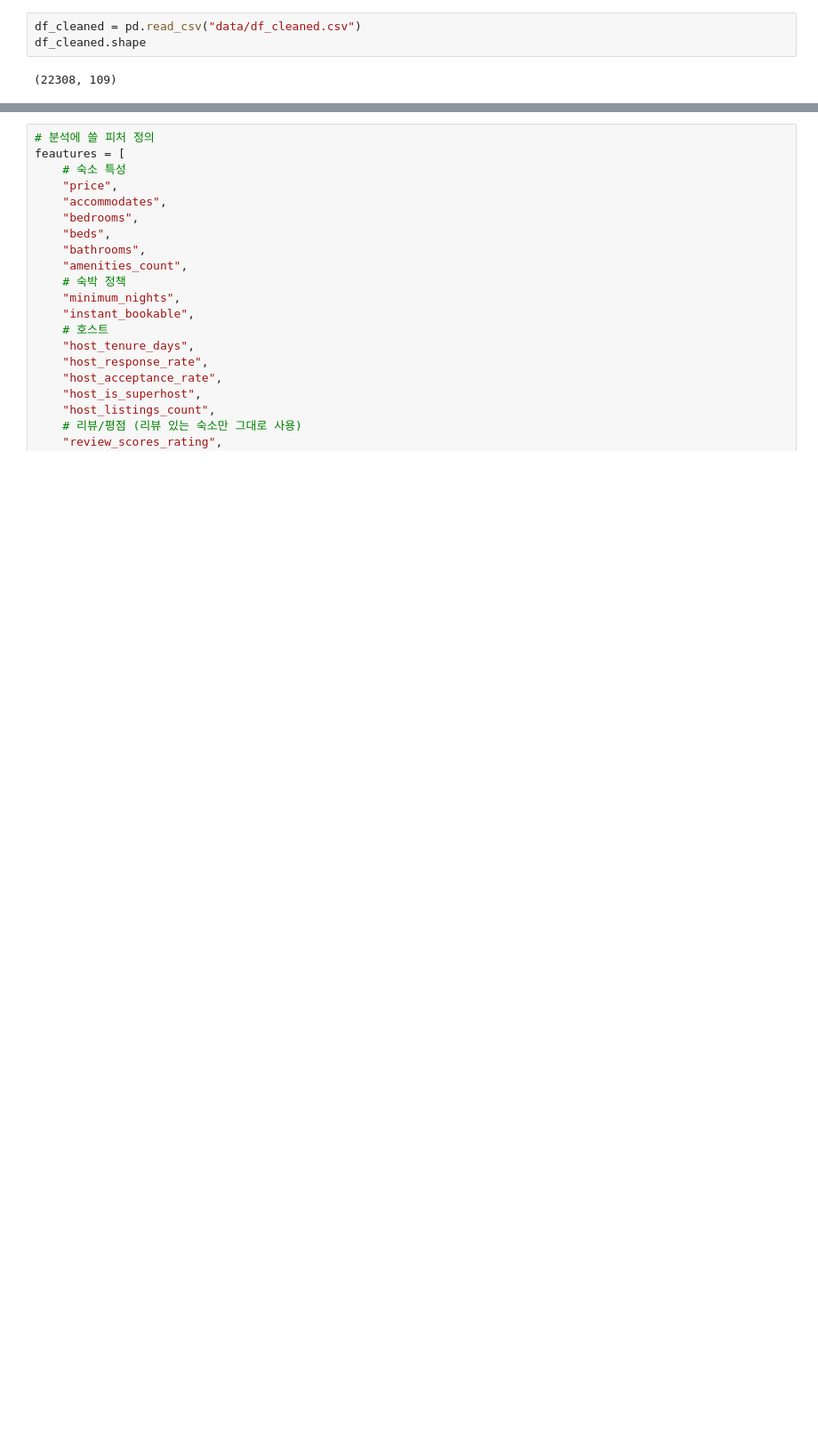
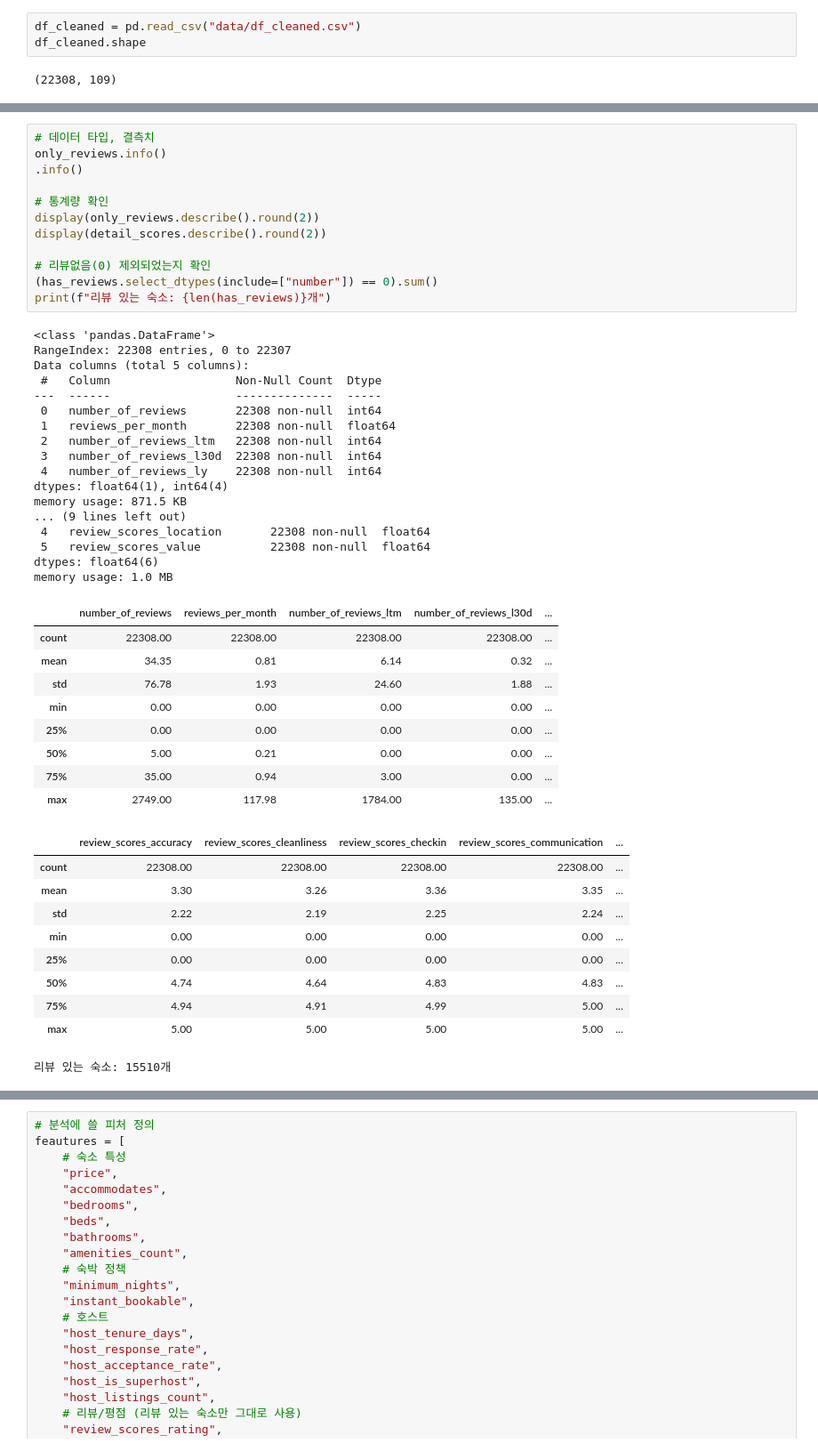
Before and after one commit to sybeom528/airbnb_price_prediction, a Jupyter notebook: notebooks/analyze.ipynb, the cells around one changed output, grey strips where cells are left out. Shown at 89% size. Cells and saved outputs as stored; diff of their text form; blank space fills up the shorter version.

```diff
--- a/notebooks/analyze.ipynb
+++ b/notebooks/analyze.ipynb
@@ -62,0 +117,49 @@ print(f"리뷰 있는 숙소: {len(has_reviews)}개")
+# %%
+# 데이터 타입, 결측치
+only_reviews.info()
+.info()
+
+# 통계량 확인
+display(only_reviews.describe().round(2))
+display(detail_scores.describe().round(2))
+
+# 리뷰없음(0) 제외되었는지 확인
+(has_reviews.select_dtypes(include=["number"]) == 0).sum()
+print(f"리뷰 있는 숙소: {len(has_reviews)}개")
+# %% [output]
+<class 'pandas.DataFrame'>
+RangeIndex: 22308 entries, 0 to 22307
+Data columns (total 5 columns):
+ #   Column                  Non-Null Count  Dtype
+---  ------                  --------------  -----
+ 0   number_of_reviews       22308 non-null  int64
+ 1   reviews_per_month       22308 non-null  float64
+ 2   number_of_reviews_ltm   22308 non-null  int64
+ 3   number_of_reviews_l30d  22308 non-null  int64
+ 4   number_of_reviews_ly    22308 non-null  int64
+dtypes: float64(1), int64(4)
+memory usage: 871.5 KB
+... (9 lines left out)
+ 4   review_scores_location       22308 non-null  float64
+ 5   review_scores_value          22308 non-null  float64
+dtypes: float64(6)
+memory usage: 1.0 MB
+|  | number_of_reviews | reviews_per_month | number_of_reviews_ltm | number_of_reviews_l30d | ... |
+| count | 22308.00 | 22308.00 | 22308.00 | 22308.00 | ... |
+| mean | 34.35 | 0.81 | 6.14 | 0.32 | ... |
+| std | 76.78 | 1.93 | 24.60 | 1.88 | ... |
+| min | 0.00 | 0.00 | 0.00 | 0.00 | ... |
+| 25% | 0.00 | 0.00 | 0.00 | 0.00 | ... |
+| 50% | 5.00 | 0.21 | 0.00 | 0.00 | ... |
+| 75% | 35.00 | 0.94 | 3.00 | 0.00 | ... |
+| max | 2749.00 | 117.98 | 1784.00 | 135.00 | ... |
+|  | review_scores_accuracy | review_scores_cleanliness | review_scores_checkin | review_scores_communication | ... |
+| count | 22308.00 | 22308.00 | 22308.00 | 22308.00 | ... |
+| mean | 3.30 | 3.26 | 3.36 | 3.35 | ... |
+| std | 2.22 | 2.19 | 2.25 | 2.24 | ... |
+| min | 0.00 | 0.00 | 0.00 | 0.00 | ... |
+| 25% | 0.00 | 0.00 | 0.00 | 0.00 | ... |
+| 50% | 4.74 | 4.64 | 4.83 | 4.83 | ... |
+| 75% | 4.94 | 4.91 | 4.99 | 5.00 | ... |
+| max | 5.00 | 5.00 | 5.00 | 5.00 | ... |
+리뷰 있는 숙소: 15510개
```
Also changed, not shown: parts of 15 cells of this notebook, 2 other files.
